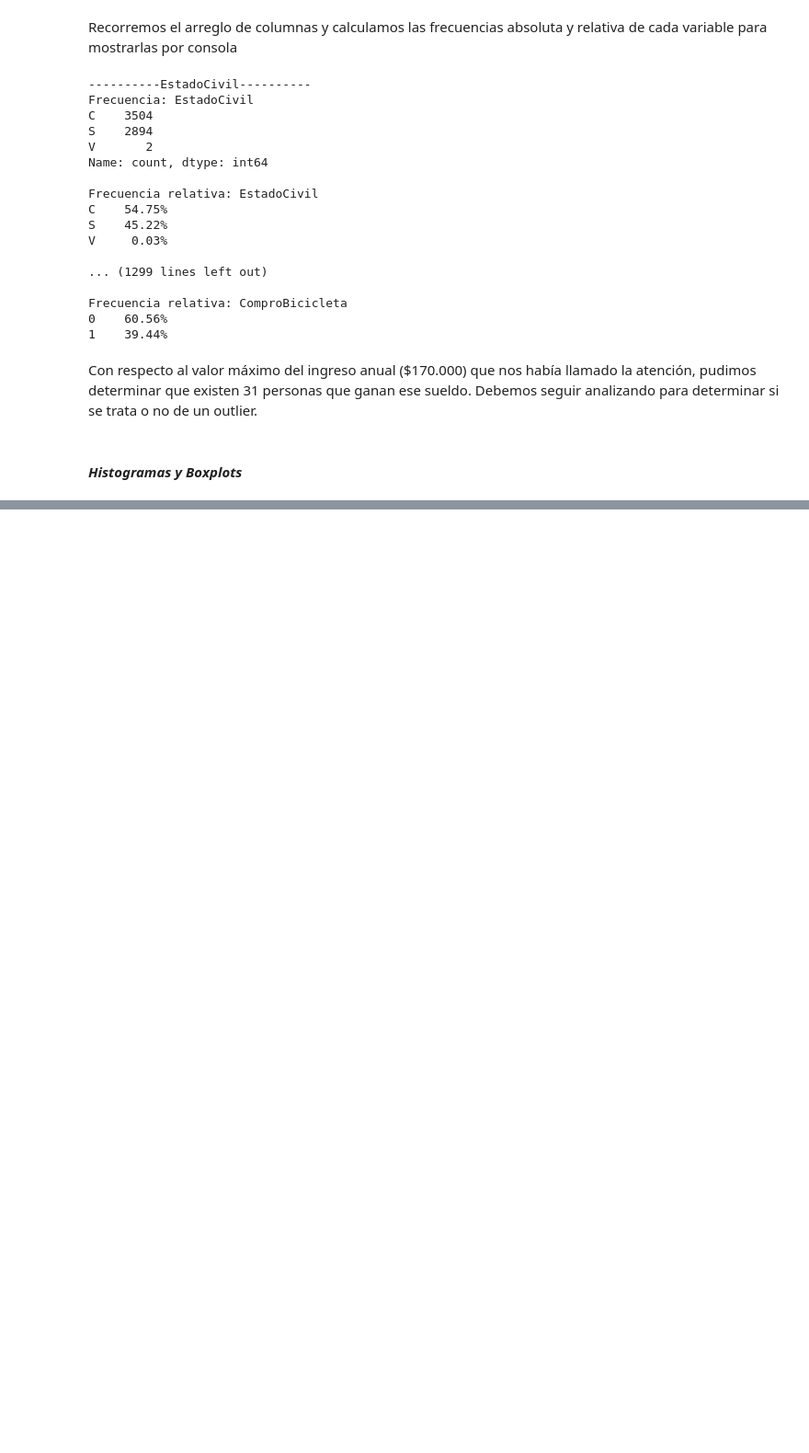
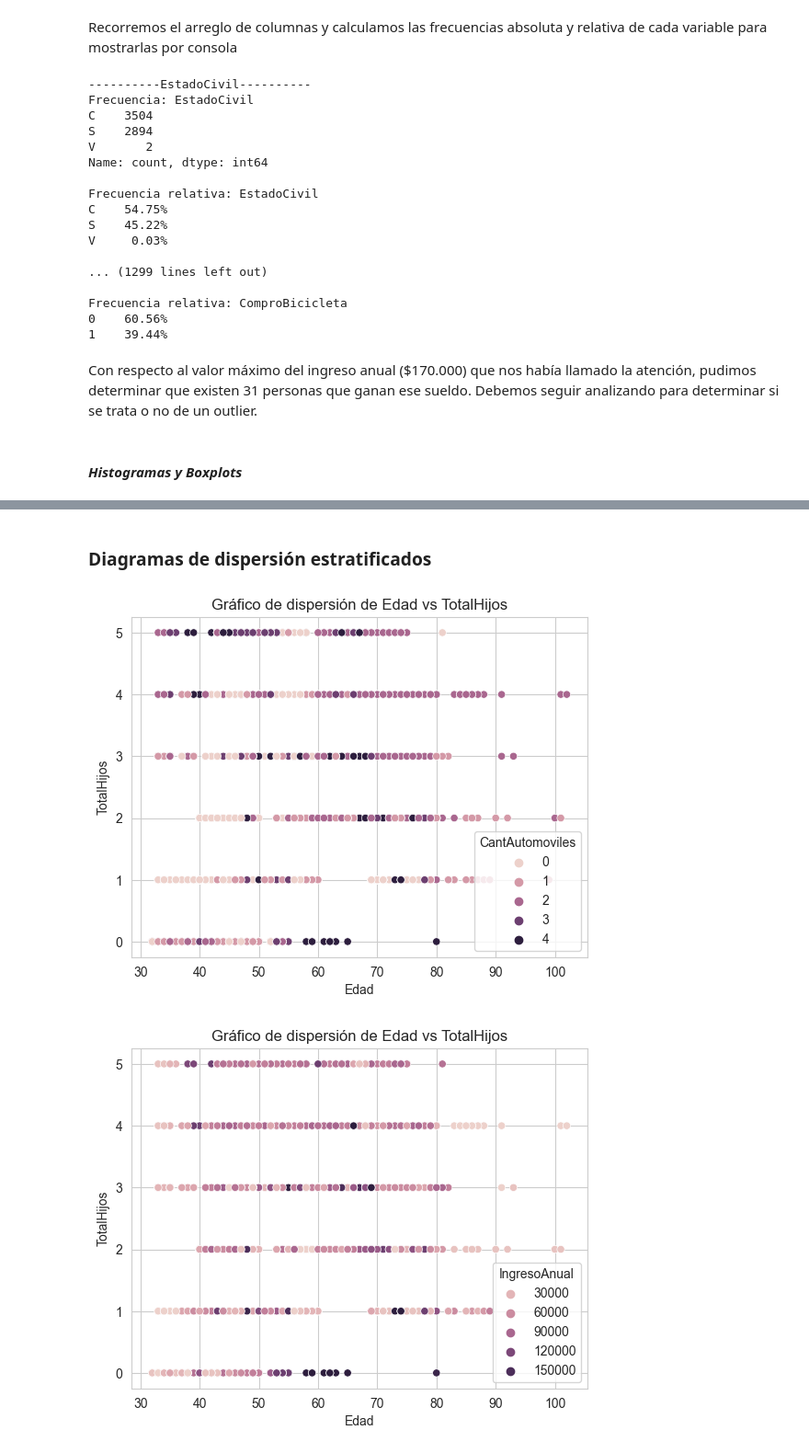
Before and after one commit to MartinSola55/MineriaDeDatos, a Jupyter notebook: TP.ipynb, the cells around one changed output, grey strips where cells are left out. Shown at 92% size. Cells and saved outputs as stored; diff of their text form; code cells hidden in the pictures; blank space fills up the shorter version.

```diff
--- a/TP.ipynb
+++ b/TP.ipynb
@@ -296,0 +380,18 @@ for col in columnas:
+# %% [markdown]
+### Diagramas de dispersión estratificados
+# %%
+cols_to_analyze = ['Edad', 'TotalHijos', 'CantAutomoviles', 'IngresoAnual', 'ComproBicicleta']
+
+for col in cols_to_analyze:
+    for h in cols_to_analyze:
+        if ((col != "Edad") & (h != col) & (h != "Edad")):
+            # Crear un gráfico de dispersión de "Consumo" vs "Aceleracion"
+            sns.scatterplot(data=data_filt, x="Edad", y=col, hue=h, color="grey")
+
+            # Agregar título al gráfico
+            plt.title("Gráfico de dispersión de Edad vs " + col)
+            # Mostrar el gráfico
+            plt.show()
+# %% [output]
+[figure, added]
+[figure, added]
```
Also changed, not shown: parts of 17 cells of this notebook.
